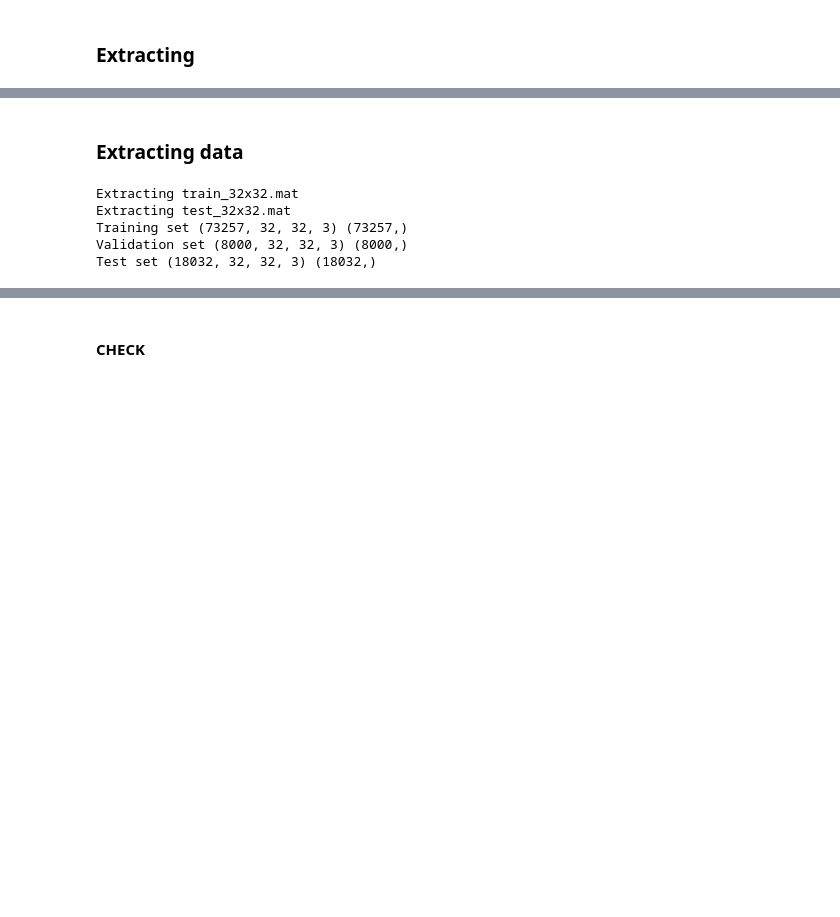
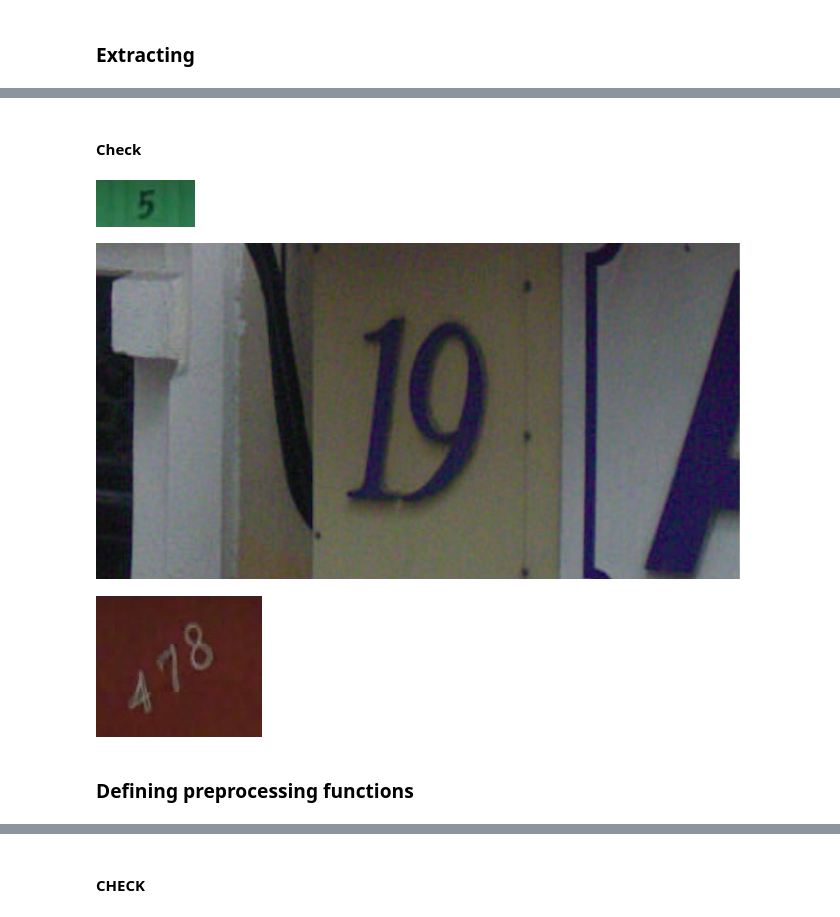
Before and after one commit to archelogos/sequence-detector, a Jupyter notebook: project/notebooks/5_sequence_SVHN_temp.ipynb, the cells around one changed output, grey strips where cells are left out. Drawn from its saved outputs; the diff is of its cells as text; code cells hidden in the pictures; blank space fills up the shorter version.

```diff
--- a/project/notebooks/5_sequence_SVHN_temp.ipynb
+++ b/project/notebooks/5_sequence_SVHN_temp.ipynb
@@ -119,11 +122,11 @@ URL = 'http://ufldl.stanford.edu/housenumbers/'
 FOLDER = '../data/SVHN_data/'
 TRAIN_FILENAME= 'train.tar.gz'
 TEST_FILENAME = 'test.tar.gz'
-#EXTRA_FILENAME = 'extra_32x32.mat'
+EXTRA_FILENAME = 'extra.tar.gz'
 
 train_filename = maybe_download(TRAIN_FILENAME, 404141560)
 test_filename = maybe_download(TEST_FILENAME, 276555967)
-#extra_filename = maybe_download(FOLDER+EXTRA_FILENAME, 1329278602)
+extra_filename = maybe_download(EXTRA_FILENAME, 1955489752)
 # %% [output]
 Found and verified train.tar.gz
 Found and verified test.tar.gz
@@ -132,8 +136,11 @@ Found and verified test.tar.gz
 # %%
 train_folder = maybe_extract(train_filename)
 test_folder = maybe_extract(test_filename)
+extra_folder = maybe_extract(extra_filename)
+
 train_folder = train_folder+'/'
 test_folder = test_folder+'/'
+extra_folder = extra_folder+'/'
 # %% [output]
 ../data/SVHN_data/train already present - Skipping extraction of ../data/SVHN_data/train.tar.gz.
 ../data/SVHN_data/train
@@ -307,37 +152,17 @@ print('Test set', test_dataset.shape, test_labels.shape)
-# %% [markdown]
-### Extracting data
-# %%
-IMAGE_SIZE = 32
-PIXEL_DEPTH = 255
-NUM_CHANNELS = 3
-#VALIDATION_SIZE = 8000
-
-def extract_data(filename):
-  """Extract the images into a 3D tensor [image index, y, x].
-  Using scipy.io.loadmat
-  """
-  print('Extracting', filename)
-  data_matfile = loadmat(filename)
-  data = data_matfile['X']
-  data = data.transpose(3,0,1,2).astype(np.float32)
-  labels = data_matfile['y']
-  labels[labels == 10] = 0
-  labels = labels.reshape(labels.shape[0],).astype(np.float32)
-  return data, labels
-
-#train_dataset, train_labels = extract_data('train_32x32.mat')
-test_dataset, test_labels = extract_data('test_32x32.mat')
-#valid_dataset = test_dataset[:VALIDATION_SIZE, ...]
-#valid_labels = test_labels[:VALIDATION_SIZE]
-#test_dataset = test_dataset[VALIDATION_SIZE:, ...]
-#test_labels = test_labels[VALIDATION_SIZE:]
-print('Training set', train_dataset.shape, train_labels.shape)
-print('Validation set', valid_dataset.shape, valid_labels.shape)
-print('Test set', test_dataset.shape, test_labels.shape)
-## TODO USE EXTRA DATA :D
-# %% [output]
-Extracting train_32x32.mat
-Extracting test_32x32.mat
-Training set (73257, 32, 32, 3) (73257,)
-Validation set (8000, 32, 32, 3) (8000,)
-Test set (18032, 32, 32, 3) (18032,)
+# %% [markdown]
+#### Check
+# %%
+sample = test_folder+'1.png'
+display(Image.open(sample))
+
+sample = train_folder+'1.png'
+display(Image.open(sample))
+
+sample = extra_folder+'1.png'
+display(Image.open(sample))
+# %% [output]
+[figure, added]
+[figure, added]
+[figure, added]
+# %% [markdown]
+### Defining preprocessing functions
```
Also changed, not shown: parts of 53 cells of this notebook, 2 other files.
